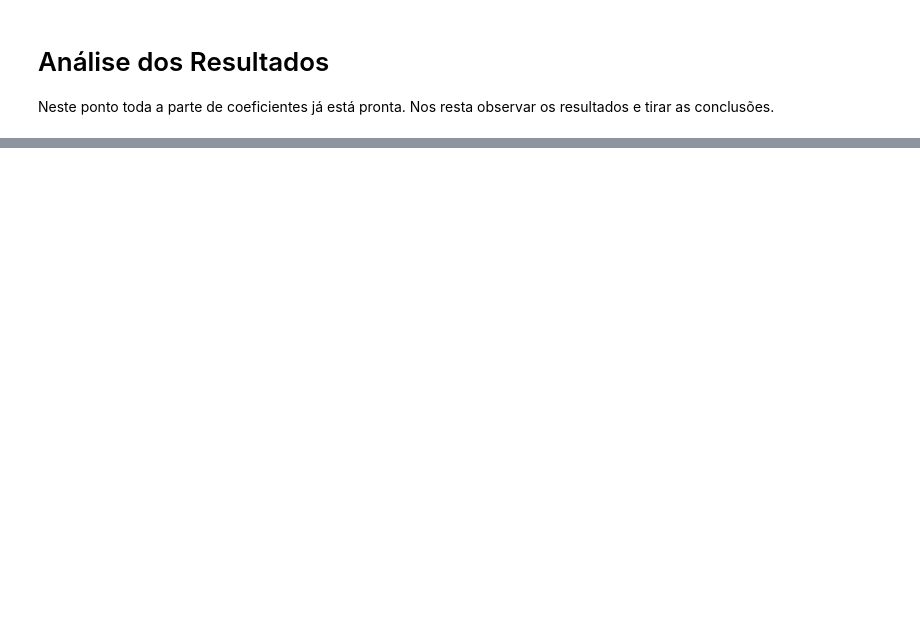
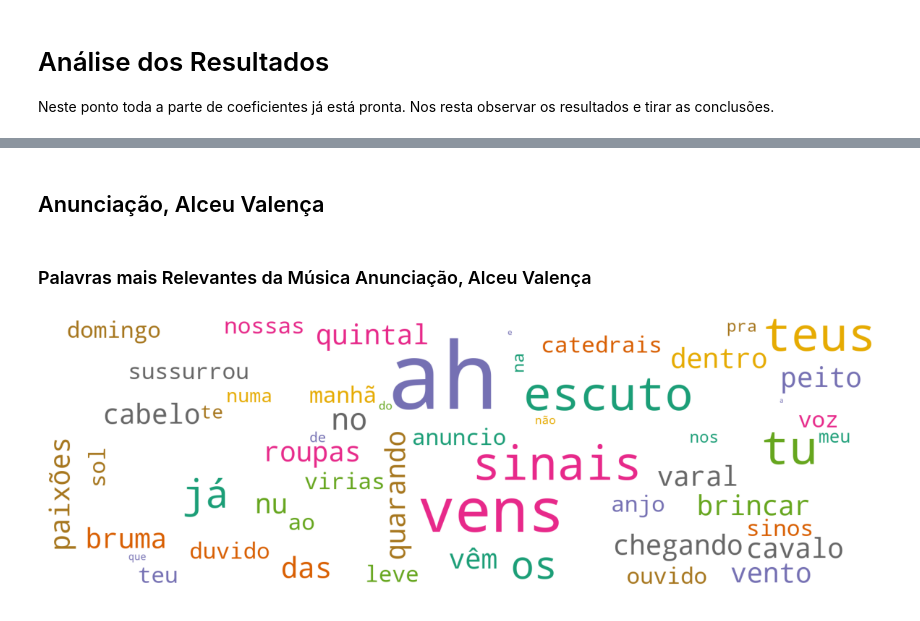
Before and after one commit to fernandodrg/meus-estudos, a Jupyter notebook: nlp-tf-idf.ipynb, the cells around one changed output, grey strips where cells are left out. Saved outputs shown, nothing was run; the diff lists cells and outputs as text; code cells hidden in the pictures; blank space fills up the shorter version.

```diff
--- a/nlp-tf-idf.ipynb
+++ b/nlp-tf-idf.ipynb
@@ -284,0 +353,43 @@ plt.show()
+# %% [markdown]
+## Anunciação, Alceu Valença
+# %%
+_df_tf_musica = pd.DataFrame(_df_musicas[
+    (_df_musicas.musica=="anunciacao")
+]["freq_palavras"].values[0].items(), columns=["termo", "tf"])
+
+_df_tf_musica = _df_tf_musica[
+    (_df_tf_musica.tf > 0)
+]
+
+_musica_tf_idf = _df_musicas[
+    (_df_musicas.musica == "anunciacao")
+].tf_idf.values[0]
+
+_df_musica_tf_idf = pd.DataFrame(_musica_tf_idf.items(), columns=["termo", "tf_idf"])
+
+_df_musica_analise =_df_tf_musica.set_index(["termo"]).join(_df_idf.set_index(["termo"])).join(_df_termos_musicas.set_index(["termo"])).join(_df_musica_tf_idf.set_index(["termo"])).reset_index()
+
+_df_musica_analise["tf_idf"] = _df_musica_analise["tf_idf"].round(2)
+_df_musica_analise["idf"] = _df_musica_analise["idf"].round(2)
+# %% [markdown]
+### Palavras mais Relevantes da Música Anunciação, Alceu Valença
+# %%
+sns.set()
+plt.rcParams['figure.figsize'] = [20, 5]
+
+_wc_idf = wordcloud.WordCloud(
+    width=1800, height=600,
+    background_color="white",
+    max_font_size=200,
+    max_words=500,
+    random_state=1,
+    colormap="Dark2"
+)
+
+_wc_idf.generate_from_frequencies(_musica_tf_idf)
+
+plt.imshow(_wc_idf)
+plt.axis("off")
+plt.show()
+# %% [output]
+[figure, added]
```
Also changed, not shown: parts of 18 cells of this notebook, 1 other file.
